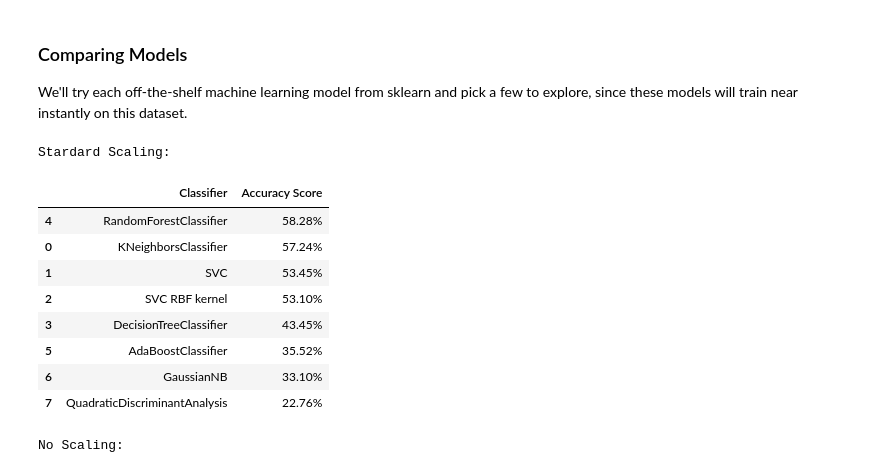
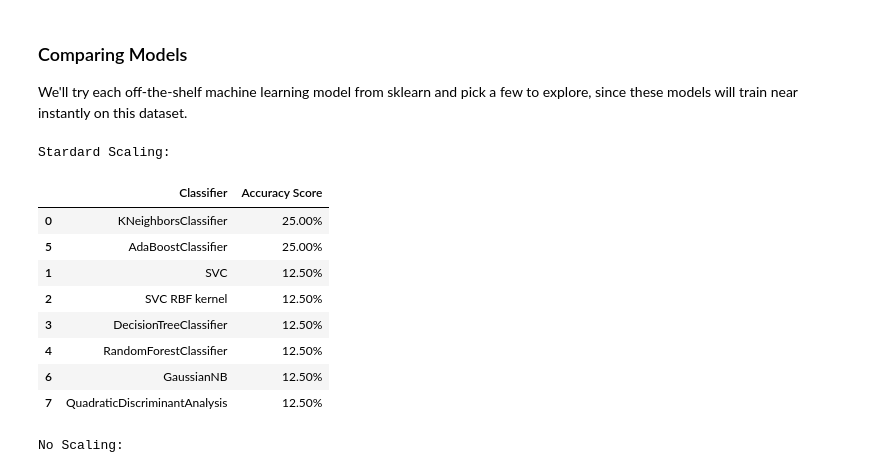
Before and after one commit to arriyan-aa/Week3-ClassicML, a Jupyter notebook: Week_3_MachineLearning.ipynb, the cells around one changed output. Saved outputs shown, nothing was run; the diff lists cells and outputs as text; code cells hidden in the pictures.

```diff
--- a/Week_3_MachineLearning.ipynb
+++ b/Week_3_MachineLearning.ipynb
@@ -267,14 +267,14 @@ emotions_df.to_csv('OneDrive/Documents/SFU SIAT/IAT360/Labs/Week Three/emotionsO
 # %% [markdown]
 Once saved you only need to load them later by running the cell below, and **skip every cell above** except for the one in which we import libraries.
 # %%
-# features=pd.read_csv('OneDrive/Documents/SFU SIAT/IAT360/Labs/Week Three/MY_featuresRavdess.csv',index_col=0)
-# emotions=pd.read_csv('OneDrive/Documents/SFU SIAT/IAT360/Labs/Week Three/MY_emotionsRavdess.csv',index_col=0)
+my_features=pd.read_csv('OneDrive/Documents/SFU SIAT/IAT360/Labs/Week Three/MY_featuresRavdess.csv',index_col=0)
+my_emotions=pd.read_csv('OneDrive/Documents/SFU SIAT/IAT360/Labs/Week Three/MY_emotionsRavdess.csv',index_col=0)
 
-# features=pd.read_csv('OneDrive/Documents/SFU SIAT/IAT360/Labs/Week Three/featuresRavdess.csv',index_col=0)
-# emotions=pd.read_csv('OneDrive/Documents/SFU SIAT/IAT360/Labs/Week Three/emotionsRavdess.csv',index_col=0)
+features=pd.read_csv('OneDrive/Documents/SFU SIAT/IAT360/Labs/Week Three/featuresRavdess.csv',index_col=0)
+emotions=pd.read_csv('OneDrive/Documents/SFU SIAT/IAT360/Labs/Week Three/emotionsRavdess.csv',index_col=0)
 
-features=pd.read_csv('OneDrive/Documents/SFU SIAT/IAT360/Labs/Week Three/featuresOwnRecs.csv',index_col=0)
-emotions=pd.read_csv('OneDrive/Documents/SFU SIAT/IAT360/Labs/Week Three/emotionsOwnRecs.csv',index_col=0)
+# features=pd.read_csv('OneDrive/Documents/SFU SIAT/IAT360/Labs/Week Three/featuresOwnRecs.csv',index_col=0)
+# emotions=pd.read_csv('OneDrive/Documents/SFU SIAT/IAT360/Labs/Week Three/emotionsOwnRecs.csv',index_col=0)
 # %% [markdown]
 let's see if they have been loaded correctly!
 # %%
@@ -392,6 +387,9 @@ scaler = StandardScaler()
 features_scaled = features.copy()
 features_scaled = scaler.fit_transform(features_scaled)
 
+my_features_scaled = my_features.copy()
+my_features_scaled = scaler.fit_transform(my_features_scaled)
+
 scaler = MinMaxScaler()
 # keep our unscaled features just in case we need to process them alternatively
 features_minmax = features.copy()
@@ -488,42 +486,42 @@ We'll try each off-the-shelf machine learning model from sklearn and pick a few
 from sklearn.neighbors import KNeighborsClassifier
 from sklearn.svm import SVC
 from sklearn.tree import DecisionTreeClassifier
 from sklearn.ensemble import RandomForestClassifier, AdaBoostClassifier
 from sklearn.naive_bayes import GaussianNB
 from sklearn.discriminant_analysis import QuadraticDiscriminantAnalysis
 
 classification_models = [
     KNeighborsClassifier(),#(3),
     SVC(kernel='linear'),#, C=0.025),
     SVC(kernel='rbf'),
     DecisionTreeClassifier(),#max_depth=5),
     RandomForestClassifier(),#max_depth=5, n_estimators=10, max_features=1),
     AdaBoostClassifier(),
     GaussianNB(),
     QuadraticDiscriminantAnalysis()]
 
 scores = []
 for model in classification_models:
     model.fit(X_train_scaled, y_train)
-    score = model.score(X_test_scaled, y_test)
+    score = model.score(my_features_scaled, my_emotions)
     model_name = type(model).__name__
     if model_name=='SVC' and model.kernel=='rbf': model_name+=' RBF kernel'
     scores.append((model_name,(f'{100*score:.2f}%')))
 # Make it pretty
 print('\n\n\033[1m'+'Stardard Scaling:\n'+'\033[0m')
 scores_df = pd.DataFrame(scores,columns=['Classifier','Accuracy Score'])
 scores_df.sort_values(by='Accuracy Score',axis=0,ascending=False)
 # %% [output]
 Stardard Scaling:
 |  | Classifier | Accuracy Score |
-| 4 | RandomForestClassifier | 58.28% |
-| 0 | KNeighborsClassifier | 57.24% |
-| 1 | SVC | 53.45% |
-| 2 | SVC RBF kernel | 53.10% |
-| 3 | DecisionTreeClassifier | 43.45% |
-| 5 | AdaBoostClassifier | 35.52% |
-| 6 | GaussianNB | 33.10% |
-| 7 | QuadraticDiscriminantAnalysis | 22.76% |
+| 0 | KNeighborsClassifier | 25.00% |
+| 5 | AdaBoostClassifier | 25.00% |
+| 1 | SVC | 12.50% |
+| 2 | SVC RBF kernel | 12.50% |
+| 3 | DecisionTreeClassifier | 12.50% |
+| 4 | RandomForestClassifier | 12.50% |
+| 6 | GaussianNB | 12.50% |
+| 7 | QuadraticDiscriminantAnalysis | 12.50% |
 # %%
 from sklearn.neighbors import KNeighborsClassifier
 from sklearn.svm import SVC
```
Also changed, not shown: parts of 4 cells of this notebook.
